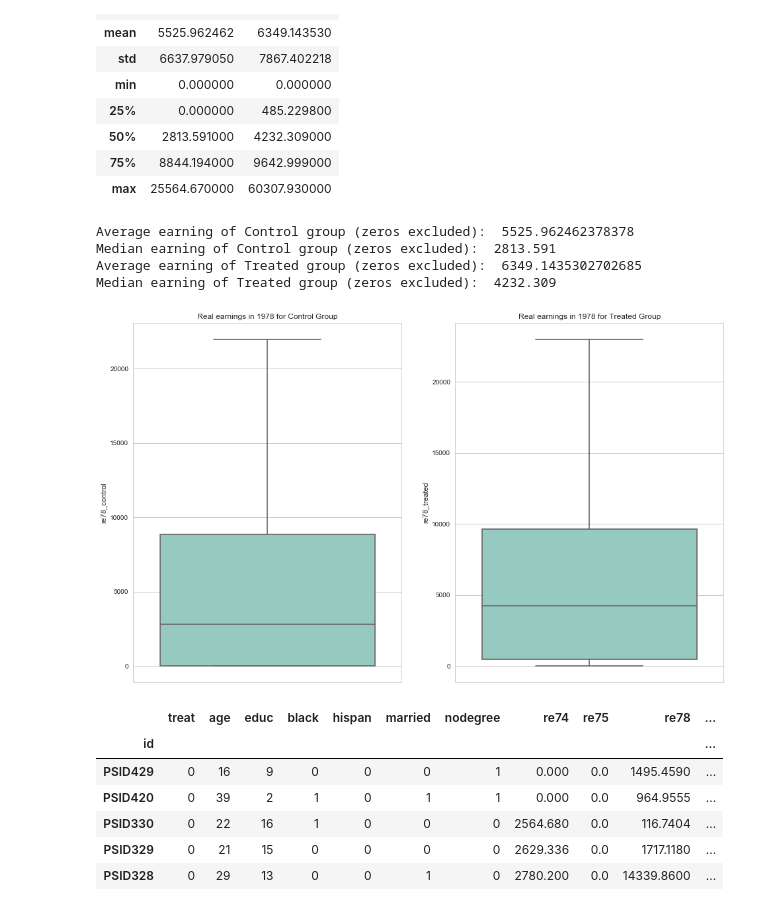
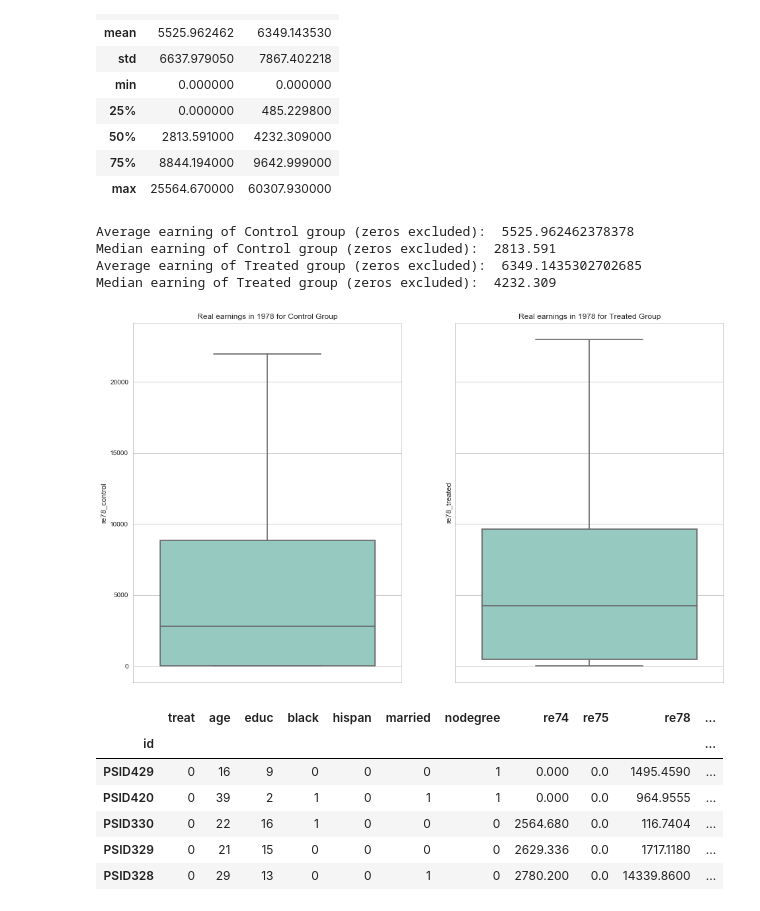
Before and after one commit to sanadhis/ADA-2017, a Jupyter notebook: 04 - Applied ML/Homework04.ipynb, the cells around one changed output. Drawn from its saved outputs; the diff is of its cells as text; code cells hidden in the pictures.

```diff
--- a/04 - Applied ML/Homework04.ipynb
+++ b/04 - Applied ML/Homework04.ipynb
@@ -392,7 +358,7 @@ df_pr_weights = pd.DataFrame()
 for row in df_control_prop_scr[['id','propensity_score']].iterrows():
     id      = row[1][0]
     pr_ctrl = row[1][1]
-    weights = abs(pr_ctrl - df_treated_prop_scr.propensity_score)
+    weights = -1 * abs(pr_ctrl - df_treated_prop_scr.propensity_score)
     df_pr_weight            = pd.DataFrame(df_treated_prop_scr[['id']])
     df_pr_weight.columns    = [['b']]
     df_pr_weight['0']       = id
@@ -475,24 +441,24 @@ df_prop_merged.describe()
 | 75% | 8844.194000 | 9642.999000 |
 | max | 25564.670000 | 60307.930000 |
 # %%
-fig, (ax1, ax2) = plt.subplots(ncols=2)
+fig, (ax1, ax2) = plt.subplots(ncols=2, sharey=True)
 fig.set_size_inches(16, 10)
 ax1 = sns.boxplot(y = 're78_control' , data=df_prop_merged, ax = ax1, palette="Set3", showfliers=False)
 ax1.set_title("Real earnings in 1978 for Control Group")
 
 ax2 = sns.boxplot(y = 're78_treated' , data=df_prop_merged, ax = ax2, palette="Set3", showfliers=False)
 ax2.set_title("Real earnings in 1978 for Treated Group")
 
 print("Average earning of Control group (zeros excluded): ",df_prop_merged['re78_control'].mean())
 print("Median earning of Control group (zeros excluded): ",df_prop_merged['re78_control'].median())
 print("Average earning of Treated group (zeros excluded): ",df_prop_merged['re78_treated'].mean())
 print("Median earning of Treated group (zeros excluded): ",df_prop_merged['re78_treated'].median())
 # %% [output]
 Average earning of Control group (zeros excluded):  5525.962462378378
 Median earning of Control group (zeros excluded):  2813.591
 Average earning of Treated group (zeros excluded):  6349.1435302702685
 Median earning of Treated group (zeros excluded):  4232.309
-[figure, old version]
+[figure, new version]
 # %%
 df_control = df_combined.loc[df_prop_merged["control"]]
 df_treated = df_combined.loc[df_prop_merged["treated"]]
```
Also changed, not shown: parts of 32 cells of this notebook.
